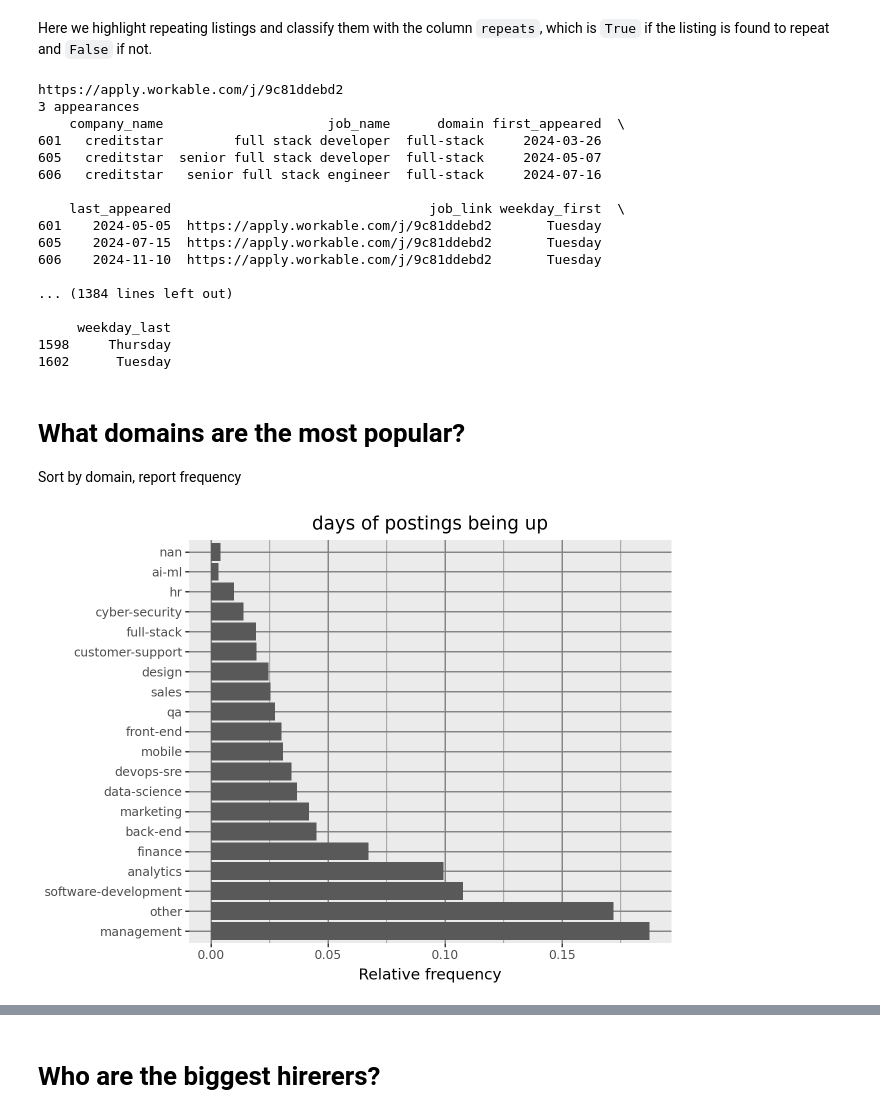
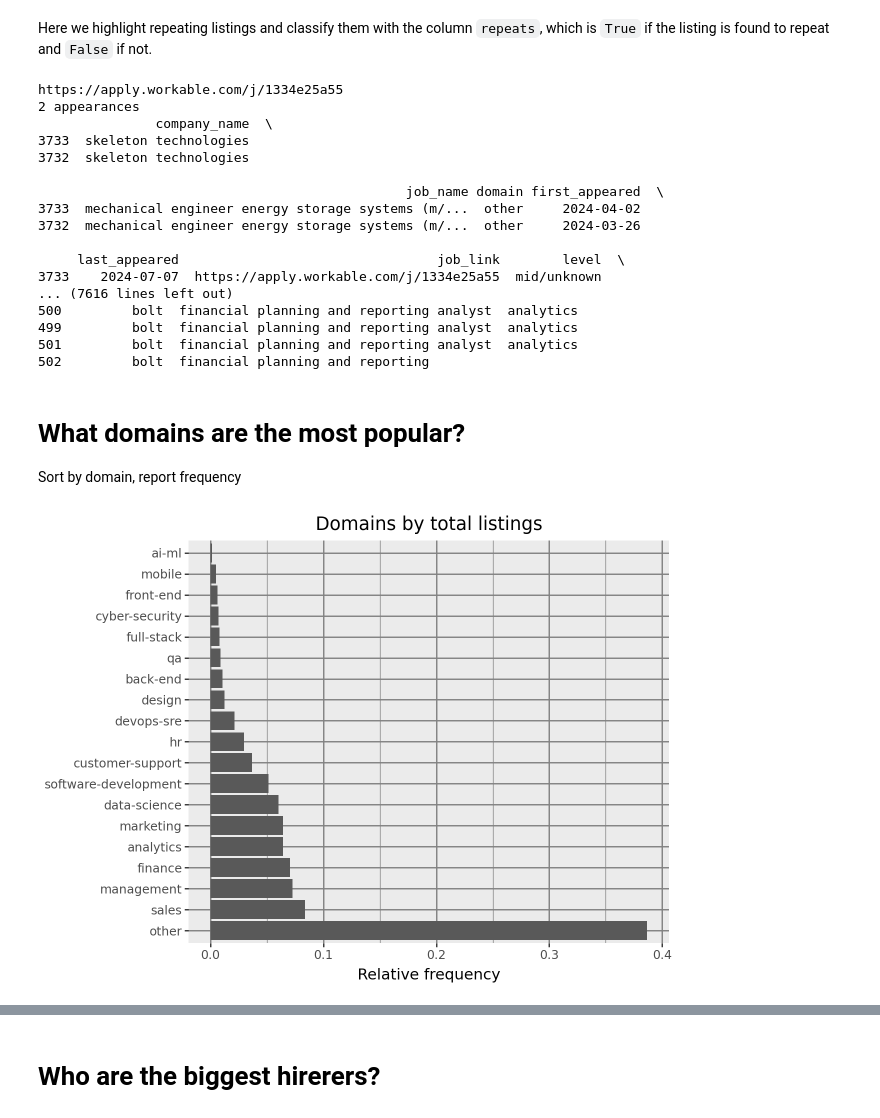
Before and after one commit to m2ger2020/listings, a Jupyter notebook: projekt.ipynb, the cells around one changed output, grey strips where cells are left out. Drawn from its saved outputs; the diff is of its cells as text; code cells hidden in the pictures.

```diff
--- a/projekt.ipynb
+++ b/projekt.ipynb
@@ -179,8 +137,7 @@ def get_consecutive_blocks(data):
 # Example usage:
 # data = pd.read_csv('input.csv')
 nd = data.copy()
-processed_data = get_consecutive_blocks(data)
-#processed_data.to_csv('new_data3442!!!.csv', index=False)
+df = get_consecutive_blocks(data)
 # %%
 """
 Groups data by company name, job name, and job link.
@@ -284,11 +225,3 @@ levels_df[levels_df['level'] == 'director']
 
 ## Identify listings that have been up for a long time
 There are several listings that seem to have been up for hundreds of days.
-# %%
-df = new_data.copy()
-
-df['length'] = df['last_appeared'] - df['first_appeared'] + pd.Timedelta(days=1)
-df['length']=df['length'].apply(lambda x : x.days)#convert timedelta to int
-df.sort_values("length", inplace=True, ascending=False)
-
-df
@@ -367,0 +277,6 @@ data
+# %%
+df['first_appeared'] = pd.to_datetime(df['first_appeared'])
+df['last_appeared'] = pd.to_datetime(df['last_appeared'])
+df['weekday_first']=df['first_appeared'].dt.day_name()
+df['weekday_last']=df['last_appeared'].dt.day_name()
+df
@@ -457,53 +365,52 @@ processed_data_grouped=data_repeated.groupby('job_link')
 # %% [markdown]
 Here we highlight repeating listings and classify them with the column `repeats`, which is `True` if the listing is found to repeat and `False` if not.
 # %%
-for name, group in processed_data_grouped:
+for name, group in df.groupby('job_link'):
   if len(group)>1:
     print(name)
     print(str(len(group))+' appearances')
     print(group)
 
-data_repeated['repeats']=data_repeated['job_link'].duplicated()
+df['repeats']=df['job_link'].duplicated()
 # %% [output]
-https://apply.workable.com/j/9c81ddebd2
-3 appearances
-    company_name                     job_name      domain first_appeared  \
-601   creditstar         full stack developer  full-stack     2024-03-26
-605   creditstar  senior full stack developer  full-stack     2024-05-07
-606   creditstar   senior full stack engineer  full-stack     2024-07-16
+https://apply.workable.com/j/1334e25a55
+2 appearances
+               company_name  \
+3733  skeleton technologies
+3732  skeleton technologies
 
-    last_appeared                                 job_link weekday_first  \
-601    2024-05-05  https://apply.workable.com/j/9c81ddebd2       Tuesday
-605    2024-07-15  https://apply.workable.com/j/9c81ddebd2       Tuesday
-606    2024-11-10  https://apply.workable.com/j/9c81ddebd2       Tuesday
+                                               job_name domain first_appeared  \
+3733  mechanical engineer energy storage systems (m/...  other     2024-04-02
+3732  mechanical engineer energy storage systems (m/...  other     2024-03-26
 
-... (1384 lines left out)
-
-     weekday_last
-1598     Thursday
-1602      Tuesday
+     last_appeared                                 job_link        level  \
+3733    2024-07-07  https://apply.workable.com/j/1334e25a55  mid/unknown
+... (7616 lines left out)
+500         bolt  financial planning and reporting analyst  analytics
+499         bolt  financial planning and reporting analyst  analytics
+501         bolt  financial planning and reporting analyst  analytics
+502         bolt  financial planning and reporting
 # %% [markdown]
 # What domains are the most popular?
 
 Sort by domain, report frequency
 # %%
-domains_sorted=data['domain'].value_counts().index.tolist()
-domain_cat=pd.Categorical(data['domain'], categories=domains_sorted)
+domains_sorted=df['domain'].value_counts().index.tolist()
+domain_cat=pd.Categorical(df['domain'], categories=domains_sorted)
 
 ( p9.ggplot(
-    data=data,
+    data=df,
     mapping=p9.aes(x='domain_cat',y=p9.after_stat('count / np.sum(count)'))
 )
 + p9.geom_bar()
 + p9.labs(x='',y='Relative frequency')
 + p9.coord_flip()
-+ p9.ggtitle("days of postings being up")
++ p9.ggtitle("Domains by total listings")
 + p9.theme(
-    #panel_background=p9.element_blank(),
     plot_background=p9.element_blank(),
     panel_grid_major=p9.element_line(color="gray"),
     panel_grid_minor=p9.element_line(color="gray")
     )
 )
 # %% [output]
-[figure, old version]
+[figure, new version]
```
Also changed, not shown: parts of 31 cells of this notebook.
